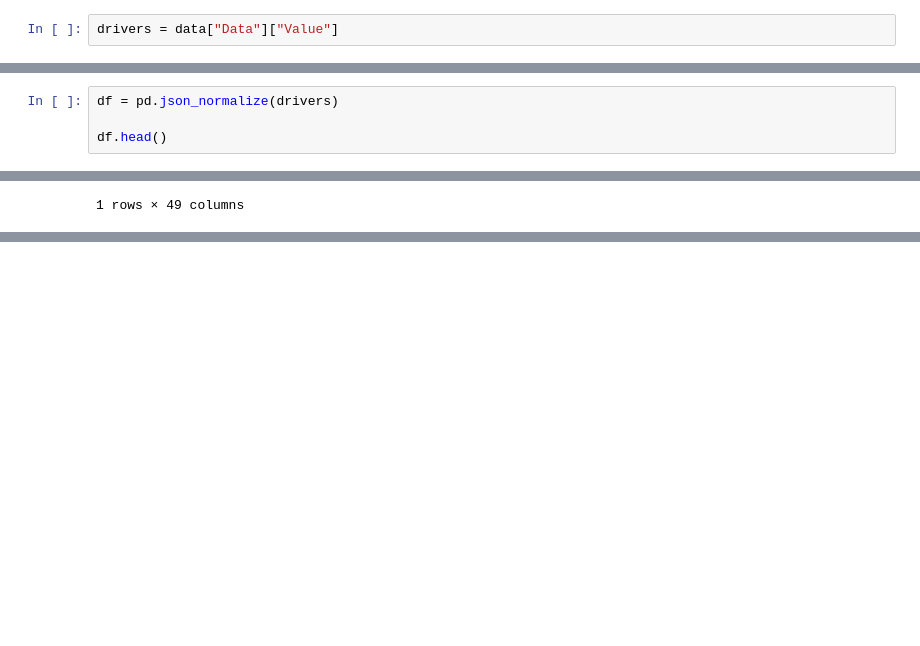
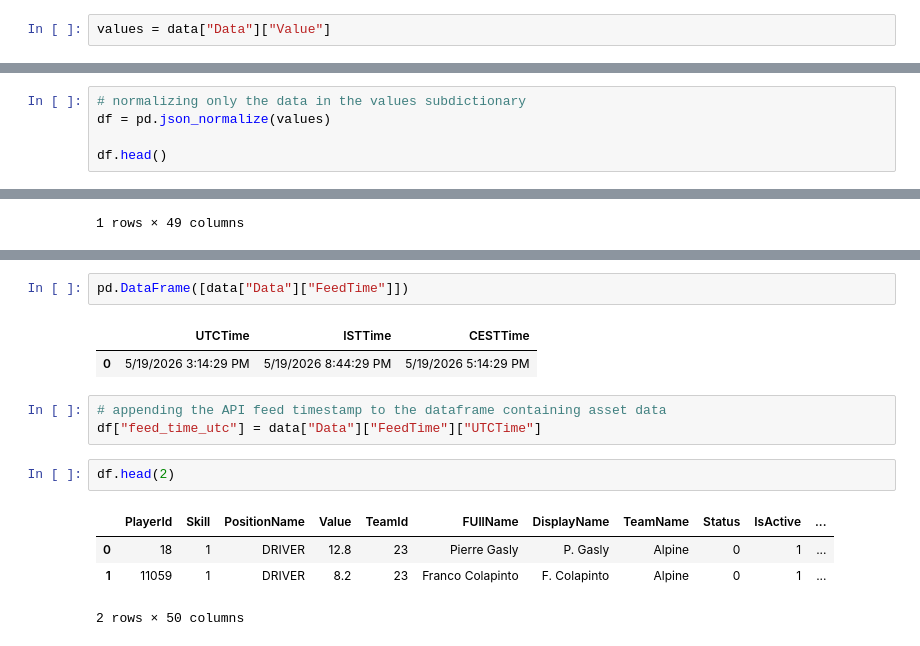
Before and after one commit to knightmm/f1-fantasy-analytics, a Jupyter notebook: notebooks/exploratory/drivers.ipynb, the cells around one changed output, grey strips where cells are left out. Saved outputs shown, nothing was run; the diff lists cells and outputs as text; blank space fills up the shorter version.

```diff
--- a/notebooks/exploratory/drivers.ipynb
+++ b/notebooks/exploratory/drivers.ipynb
@@ -30,5 +45,5 @@ print(data["Data"].keys())
 # %% [output]
 dict_keys(['Value', 'FeedTime'])
 # %%
-drivers = data["Data"]["Value"]
+values = data["Data"]["Value"]
 # %%
@@ -40,7 +55,8 @@ print(drivers[0])
 33
 {'PlayerId': '18', 'Skill': 1, 'PositionName': 'DRIVER', 'Value': 12.8, 'TeamId': '23', 'FUllName': 'Pierre Gasly', 'DisplayName': 'P. Gasly', 'TeamName': 'Alpine', 'Status': '0', 'IsActive': '1', 'Dr ...
 # %%
-df = pd.json_normalize(drivers)
+# normalizing only the data in the values subdictionary
+df = pd.json_normalize(values)
 
 df.head()
 # %% [output]
@@ -83,0 +106,15 @@ df[df["PlayerId"] == "118"]
+# %%
+pd.DataFrame([data["Data"]["FeedTime"]])
+# %% [output]
+|  | UTCTime | ISTTime | CESTTime |
+| 0 | 5/19/2026 3:14:29 PM | 5/19/2026 8:44:29 PM | 5/19/2026 5:14:29 PM |
+# %%
+# appending the API feed timestamp to the dataframe containing asset data
+df["feed_time_utc"] = data["Data"]["FeedTime"]["UTCTime"]
+# %%
+df.head(2)
+# %% [output]
+|  | PlayerId | Skill | PositionName | Value | TeamId | FUllName | DisplayName | TeamName | Status | IsActive | ... |
+| 0 | 18 | 1 | DRIVER | 12.8 | 23 | Pierre Gasly | P. Gasly | Alpine | 0 | 1 | ... |
+| 1 | 11059 | 1 | DRIVER | 8.2 | 23 | Franco Colapinto | F. Colapinto | Alpine | 0 | 1 | ... |
+2 rows × 50 columns
```
Also changed, not shown: parts of 25 cells of this notebook, 1 other file.
